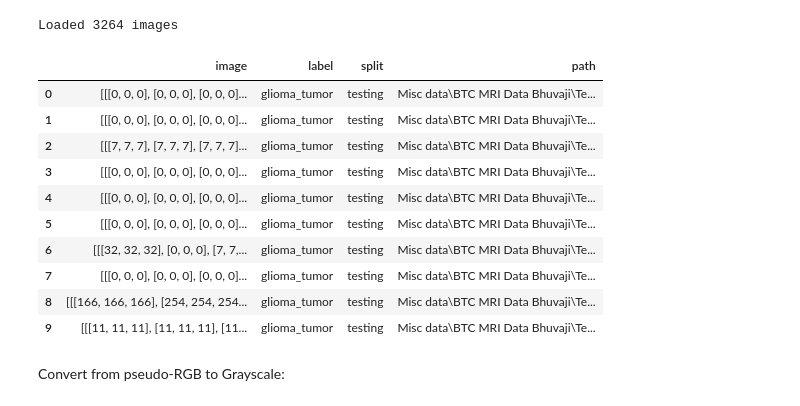
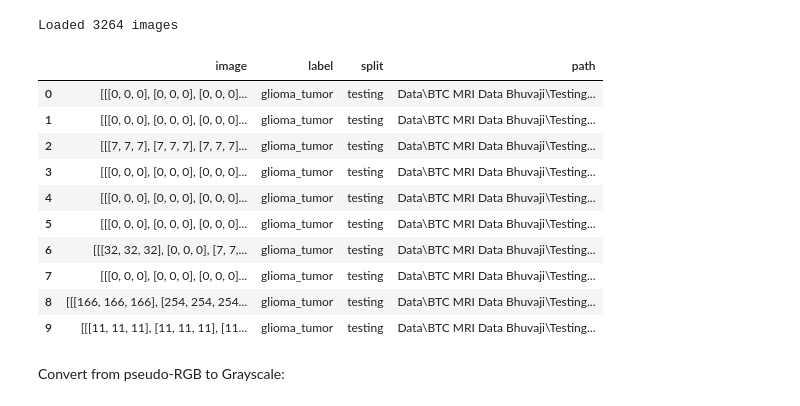
Before and after one commit to cameroncochrane/Brain-Tumor-Detection, a Jupyter notebook: 1.ipynb, the cells around one changed output. Cells and saved outputs as stored; diff of their text form; code cells hidden in the pictures.

```diff
--- a/1.ipynb
+++ b/1.ipynb
@@ -15,7 +17,7 @@ Load data:
 ALLOWED_EXTS = {'.jpg', '.jpeg', '.png', '.bmp', '.tif', '.tiff', '.gif'}
 # Import images into a datframe.
 
-def load_images_to_df(base_dir='Misc data', nested_dir='BTC MRI Data Bhuvaji'):
+def load_images_to_df(base_dir='Data', nested_dir='BTC MRI Data Bhuvaji'):
     """
     Walks base_dir expecting structure:
       Misc data/
@@ -60,25 +62,25 @@ def load_images_to_df(base_dir='Misc data', nested_dir='BTC MRI Data Bhuvaji'):
                 records.append({'image': arr, 'label': label, 'split': split, 'path': path})
     return pd.DataFrame(records)
 # %%
-raw_df = load_images_to_df('Misc data', 'BTC MRI Data Bhuvaji')
-print(f"Loaded {len(df)} images")
+raw_df = load_images_to_df('Data', 'BTC MRI Data Bhuvaji')
+print(f"Loaded {len(raw_df)} images")
 # example: df.iloc[0]['image'] -> numpy array, df['label'] -> labels
 # %% [output]
 Loaded 3264 images
 # %%
-df.head(10)
+raw_df.head(10)
 # %% [output]
 |  | image | label | split | path |
-| 0 | [[[0, 0, 0], [0, 0, 0], [0, 0, 0]... | glioma_tumor | testing | Misc data\BTC MRI Data Bhuvaji\Te... |
-| 1 | [[[0, 0, 0], [0, 0, 0], [0, 0, 0]... | glioma_tumor | testing | Misc data\BTC MRI Data Bhuvaji\Te... |
-| 2 | [[[7, 7, 7], [7, 7, 7], [7, 7, 7]... | glioma_tumor | testing | Misc data\BTC MRI Data Bhuvaji\Te... |
-| 3 | [[[0, 0, 0], [0, 0, 0], [0, 0, 0]... | glioma_tumor | testing | Misc data\BTC MRI Data Bhuvaji\Te... |
-| 4 | [[[0, 0, 0], [0, 0, 0], [0, 0, 0]... | glioma_tumor | testing | Misc data\BTC MRI Data Bhuvaji\Te... |
-| 5 | [[[0, 0, 0], [0, 0, 0], [0, 0, 0]... | glioma_tumor | testing | Misc data\BTC MRI Data Bhuvaji\Te... |
-| 6 | [[[32, 32, 32], [0, 0, 0], [7, 7,... | glioma_tumor | testing | Misc data\BTC MRI Data Bhuvaji\Te... |
-| 7 | [[[0, 0, 0], [0, 0, 0], [0, 0, 0]... | glioma_tumor | testing | Misc data\BTC MRI Data Bhuvaji\Te... |
-| 8 | [[[166, 166, 166], [254, 254, 254... | glioma_tumor | testing | Misc data\BTC MRI Data Bhuvaji\Te... |
-| 9 | [[[11, 11, 11], [11, 11, 11], [11... | glioma_tumor | testing | Misc data\BTC MRI Data Bhuvaji\Te... |
+| 0 | [[[0, 0, 0], [0, 0, 0], [0, 0, 0]... | glioma_tumor | testing | Data\BTC MRI Data Bhuvaji\Testing... |
+| 1 | [[[0, 0, 0], [0, 0, 0], [0, 0, 0]... | glioma_tumor | testing | Data\BTC MRI Data Bhuvaji\Testing... |
+| 2 | [[[7, 7, 7], [7, 7, 7], [7, 7, 7]... | glioma_tumor | testing | Data\BTC MRI Data Bhuvaji\Testing... |
+| 3 | [[[0, 0, 0], [0, 0, 0], [0, 0, 0]... | glioma_tumor | testing | Data\BTC MRI Data Bhuvaji\Testing... |
+| 4 | [[[0, 0, 0], [0, 0, 0], [0, 0, 0]... | glioma_tumor | testing | Data\BTC MRI Data Bhuvaji\Testing... |
+| 5 | [[[0, 0, 0], [0, 0, 0], [0, 0, 0]... | glioma_tumor | testing | Data\BTC MRI Data Bhuvaji\Testing... |
+| 6 | [[[32, 32, 32], [0, 0, 0], [7, 7,... | glioma_tumor | testing | Data\BTC MRI Data Bhuvaji\Testing... |
+| 7 | [[[0, 0, 0], [0, 0, 0], [0, 0, 0]... | glioma_tumor | testing | Data\BTC MRI Data Bhuvaji\Testing... |
+| 8 | [[[166, 166, 166], [254, 254, 254... | glioma_tumor | testing | Data\BTC MRI Data Bhuvaji\Testing... |
+| 9 | [[[11, 11, 11], [11, 11, 11], [11... | glioma_tumor | testing | Data\BTC MRI Data Bhuvaji\Testing... |
 # %% [markdown]
 Convert from pseudo-RGB to Grayscale:
 # %%
```
Also changed, not shown: parts of 18 cells of this notebook, 4 other files.
